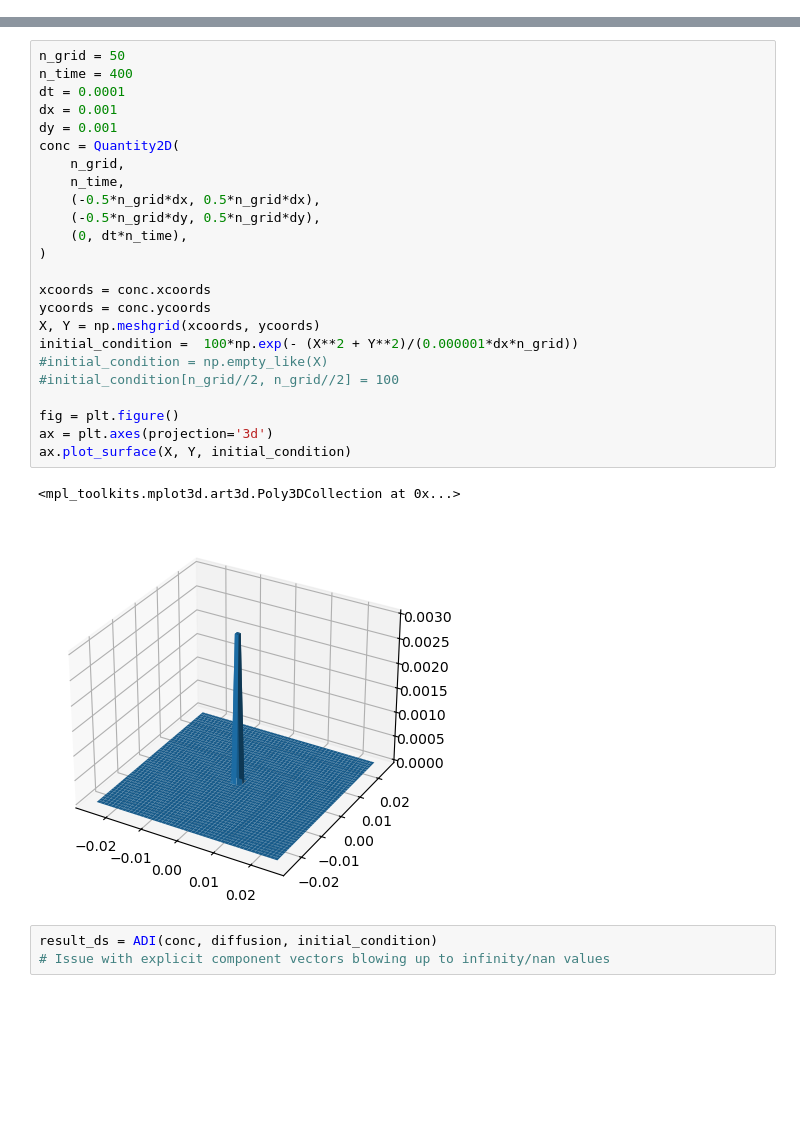
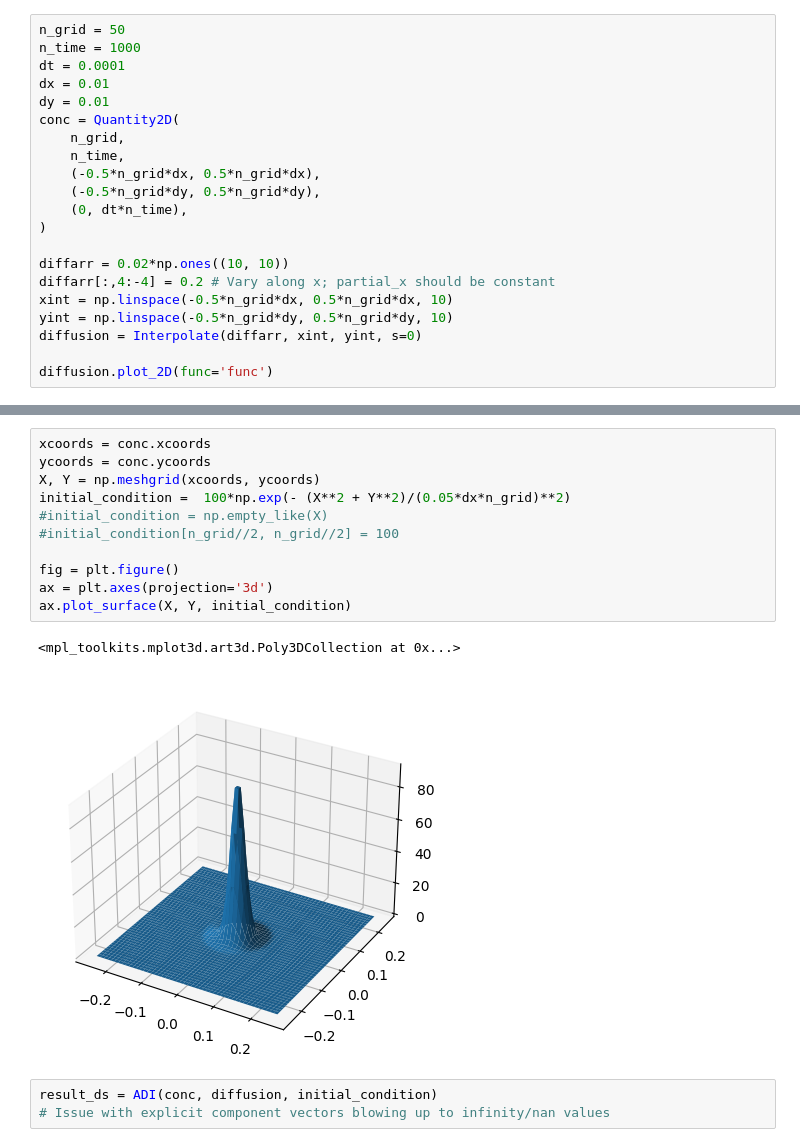
Before and after one commit to fongkenrui/A409_SeleniumDispersion, a Jupyter notebook: ADI_test.ipynb, the cells around one changed output, grey strips where cells are left out. Cells and saved outputs as stored; diff of their text form; blank space fills up the shorter version.

```diff
--- a/ADI_test.ipynb
+++ b/ADI_test.ipynb
@@ -12,0 +17,21 @@ diffusion.set_partial_y(lambda x, y: x)
+# %%
+n_grid = 50
+n_time = 1000
+dt = 0.0001
+dx = 0.01
+dy = 0.01
+conc = Quantity2D(
+    n_grid,
+    n_time,
+    (-0.5*n_grid*dx, 0.5*n_grid*dx),
+    (-0.5*n_grid*dy, 0.5*n_grid*dy),
+    (0, dt*n_time),
+)
+
+diffarr = 0.02*np.ones((10, 10))
+diffarr[:,4:-4] = 0.2 # Vary along x; partial_x should be constant
+xint = np.linspace(-0.5*n_grid*dx, 0.5*n_grid*dx, 10)
+yint = np.linspace(-0.5*n_grid*dy, 0.5*n_grid*dy, 10)
+diffusion = Interpolate(diffarr, xint, yint, s=0)
+
+diffusion.plot_2D(func='func')
@@ -13,30 +42,17 @@ diffusion.set_partial_y(lambda x, y: x)
 # %%
-n_grid = 50
-n_time = 400
-dt = 0.0001
-dx = 0.001
-dy = 0.001
-conc = Quantity2D(
-    n_grid,
-    n_time,
-    (-0.5*n_grid*dx, 0.5*n_grid*dx),
-    (-0.5*n_grid*dy, 0.5*n_grid*dy),
-    (0, dt*n_time),
-)
-
 xcoords = conc.xcoords
 ycoords = conc.ycoords
 X, Y = np.meshgrid(xcoords, ycoords)
-initial_condition =  100*np.exp(- (X**2 + Y**2)/(0.000001*dx*n_grid))
+initial_condition =  100*np.exp(- (X**2 + Y**2)/(0.05*dx*n_grid)**2)
 #initial_condition = np.empty_like(X)
 #initial_condition[n_grid//2, n_grid//2] = 100
 
 fig = plt.figure()
 ax = plt.axes(projection='3d')
 ax.plot_surface(X, Y, initial_condition)
 # %% [output]
 <mpl_toolkits.mplot3d.art3d.Poly3DCollection at 0x...>
-[figure, old version]
+[figure, new version]
 # %%
 result_ds = ADI(conc, diffusion, initial_condition)
 # Issue with explicit component vectors blowing up to infinity/nan values
```
Also changed, not shown: parts of 14 cells of this notebook, 3 other files.
